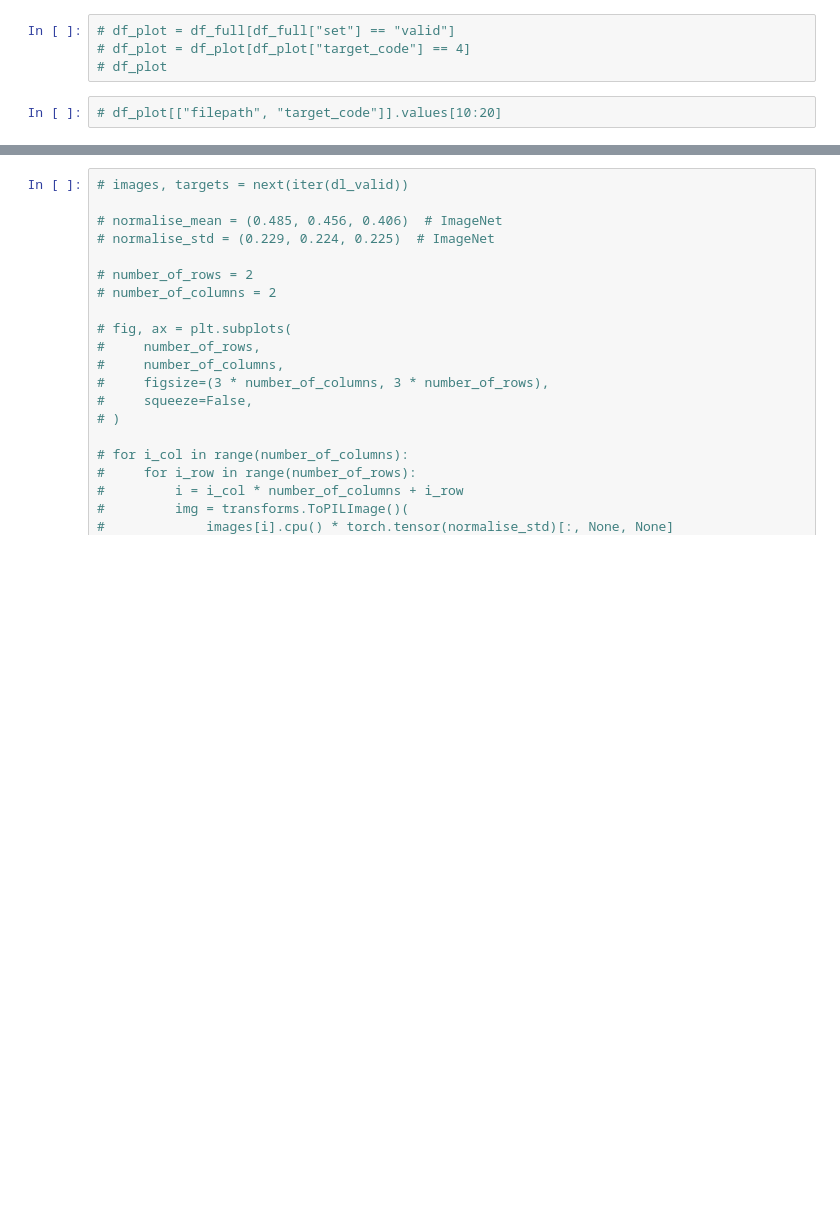
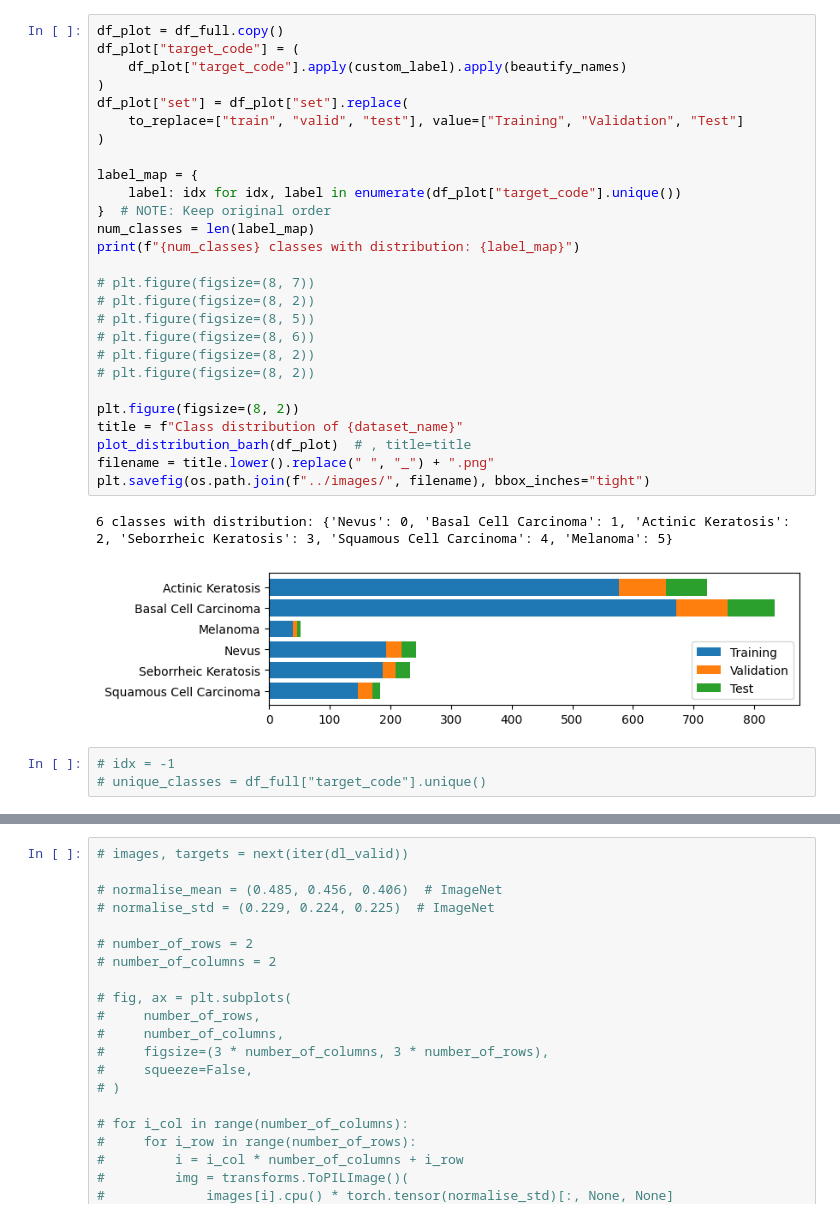
Before and after one commit to AlexanderPeter/thesis, a Jupyter notebook: code/24_plot_datasets.ipynb, the cells around one changed output, grey strips where cells are left out. Drawn from its saved outputs; the diff is of its cells as text; blank space fills up the shorter version.

```diff
--- a/code/24_plot_datasets.ipynb
+++ b/code/24_plot_datasets.ipynb
@@ -35,9 +79,36 @@ def beautify_names(name):
     return re.sub(r"_+", " ", re.sub(r"\(.*\)", "", str(name))).strip()
 # %% [output]
 Available columns: ['target_code' 'filepath' 'set']
-# %%
-# df_plot = df_full[df_full["set"] == "valid"]
-# df_plot = df_plot[df_plot["target_code"] == 4]
-# df_plot
-# %%
-# df_plot[["filepath", "target_code"]].values[10:20]
+# %%
+df_plot = df_full.copy()
+df_plot["target_code"] = (
+    df_plot["target_code"].apply(custom_label).apply(beautify_names)
+)
+df_plot["set"] = df_plot["set"].replace(
+    to_replace=["train", "valid", "test"], value=["Training", "Validation", "Test"]
+)
+
+label_map = {
+    label: idx for idx, label in enumerate(df_plot["target_code"].unique())
+}  # NOTE: Keep original order
+num_classes = len(label_map)
+print(f"{num_classes} classes with distribution: {label_map}")
+
+# plt.figure(figsize=(8, 7))
+# plt.figure(figsize=(8, 2))
+# plt.figure(figsize=(8, 5))
+# plt.figure(figsize=(8, 6))
+# plt.figure(figsize=(8, 2))
+# plt.figure(figsize=(8, 2))
+
+plt.figure(figsize=(8, 2))
+title = f"Class distribution of {dataset_name}"
+plot_distribution_barh(df_plot)  # , title=title
+filename = title.lower().replace(" ", "_") + ".png"
+plt.savefig(os.path.join(f"../images/", filename), bbox_inches="tight")
+# %% [output]
+6 classes with distribution: {'Nevus': 0, 'Basal Cell Carcinoma': 1, 'Actinic Keratosis': 2, 'Seborrheic Keratosis': 3, 'Squamous Cell Carcinoma': 4, 'Melanoma': 5}
+[figure, added]
+# %%
+# idx = -1
+# unique_classes = df_full["target_code"].unique()
```
Also changed, not shown: parts of 6 cells of this notebook, 20 other files.
